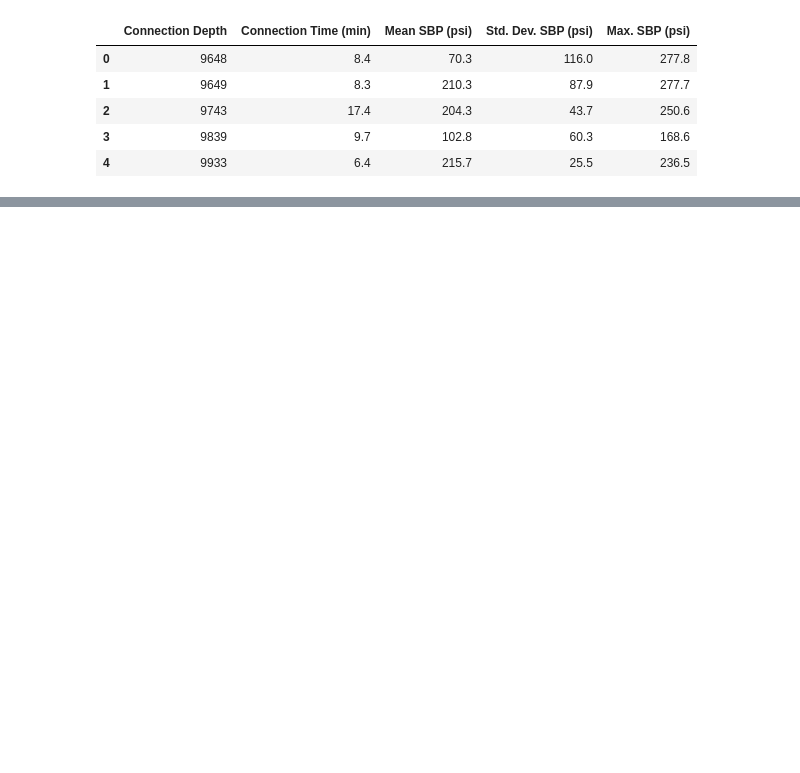
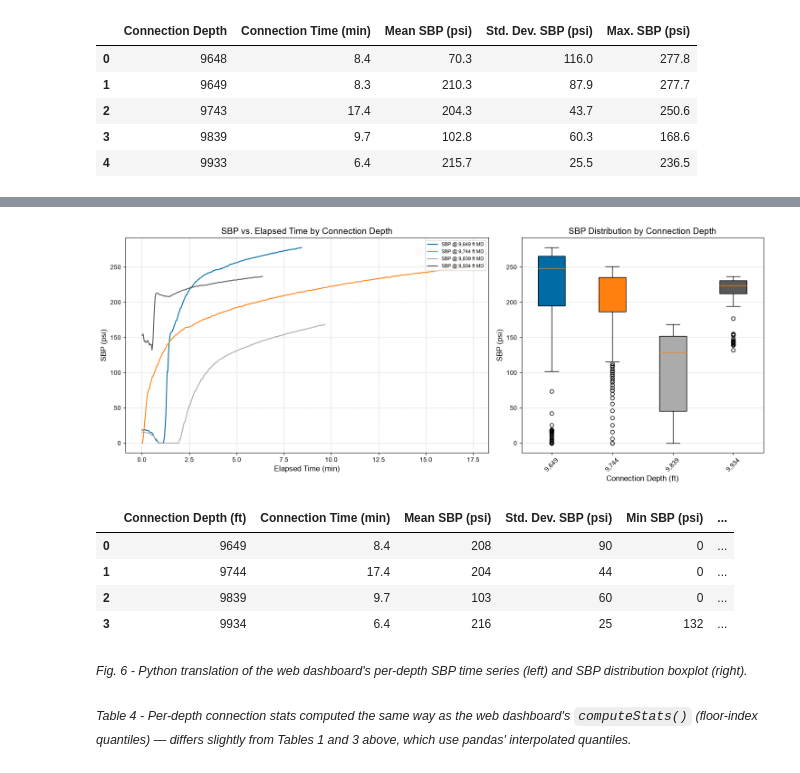
Before and after one commit to SCallerio/MPDBlog, a Jupyter notebook: src/2026-01-05-connections-dashboard-notebook/2026-01-05-connections_dashboard_notebook.ipynb, the cells around one changed output, grey strips where cells are left out. Saved outputs shown, nothing was run; the diff lists cells and outputs as text; code cells hidden in the pictures; blank space fills up the shorter version.

```diff
--- a/src/2026-01-05-connections-dashboard-notebook/2026-01-05-connections_dashboard_notebook.ipynb
+++ b/src/2026-01-05-connections-dashboard-notebook/2026-01-05-connections_dashboard_notebook.ipynb
@@ -405,0 +577,44 @@ cnx_stats
+# %%
+def plot_sbp_boxplots_by_depth(groups, ax=None):
+    """
+    Draws a boxplot of SBP values for each connection depth. Mirrors
+    renderBoxplots() from hookload_threshold_computeStats.js, using this
+    notebook's tableau-colorblind10 color cycle for each box.
+    """
+    if ax is None:
+        fig, ax = plt.subplots(figsize=(6, 6))
+    depths = sorted(groups)
+    data = [np.asarray(groups[d]['mpd_pt5'], dtype=float) for d in depths]
+    bp = ax.boxplot(data, tick_labels=[f'{d:,}' for d in depths], patch_artist=True)
+    for i, box in enumerate(bp['boxes']):
+        box.set_facecolor(colors[i % len(colors)])
+    ax.set_xlabel('Connection Depth (ft)')
+    ax.set_ylabel('SBP (psi)')
+    ax.set_title('SBP Distribution by Connection Depth')
+    ax.tick_params(axis='x', rotation=45)
+    ax.grid(True, linestyle='dotted', axis='y')
+    return ax
+# %%
+# Re-run the JS dashboard's grouping + stats logic in Python, using the
+# threshold already selected via the slider above (hkld_threshold)
+groups = group_inslips_by_depth(data_df, hkld_threshold)
+depth_stats = compute_depth_stats(groups)
+
+fig, (ax_ts, ax_box) = plt.subplots(1, 2, figsize=(15, 6), gridspec_kw={'width_ratios': [3, 2]})
+plot_sbp_by_depth_timeseries(groups, ax=ax_ts)
+plot_sbp_boxplots_by_depth(groups, ax=ax_box)
+plt.tight_layout()
+plt.show()
+
+depth_stats
+# %% [output]
+[figure, added]
+|  | Connection Depth (ft) | Connection Time (min) | Mean SBP (psi) | Std. Dev. SBP (psi) | Min SBP (psi) | ... |
+| 0 | 9649 | 8.4 | 208 | 90 | 0 | ... |
+| 1 | 9744 | 17.4 | 204 | 44 | 0 | ... |
+| 2 | 9839 | 9.7 | 103 | 60 | 0 | ... |
+| 3 | 9934 | 6.4 | 216 | 25 | 132 | ... |
+# %% [markdown]
+*<small>Fig. 6 - Python translation of the web dashboard's per-depth SBP time series (left) and SBP distribution boxplot (right).</small>*
+# %% [markdown]
+*<small>Table 4 - Per-depth connection stats computed the same way as the web dashboard's `computeStats()` (floor-index quantiles) — differs slightly from Tables 1 and 3 above, which use pandas' interpolated quantiles.</small>*
```
Also changed, not shown: parts of 22 cells of this notebook.
